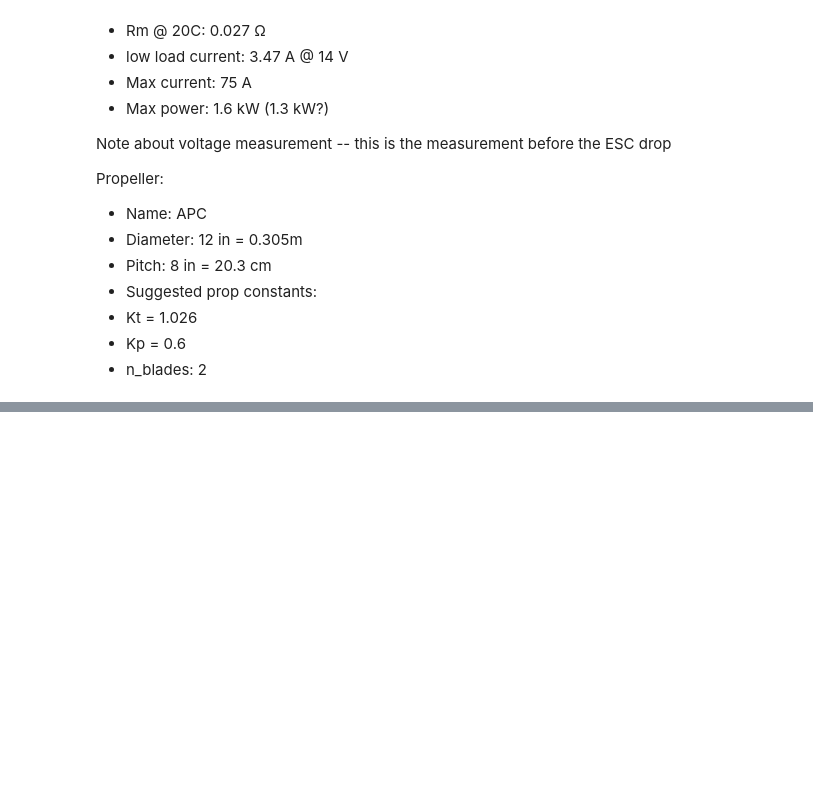
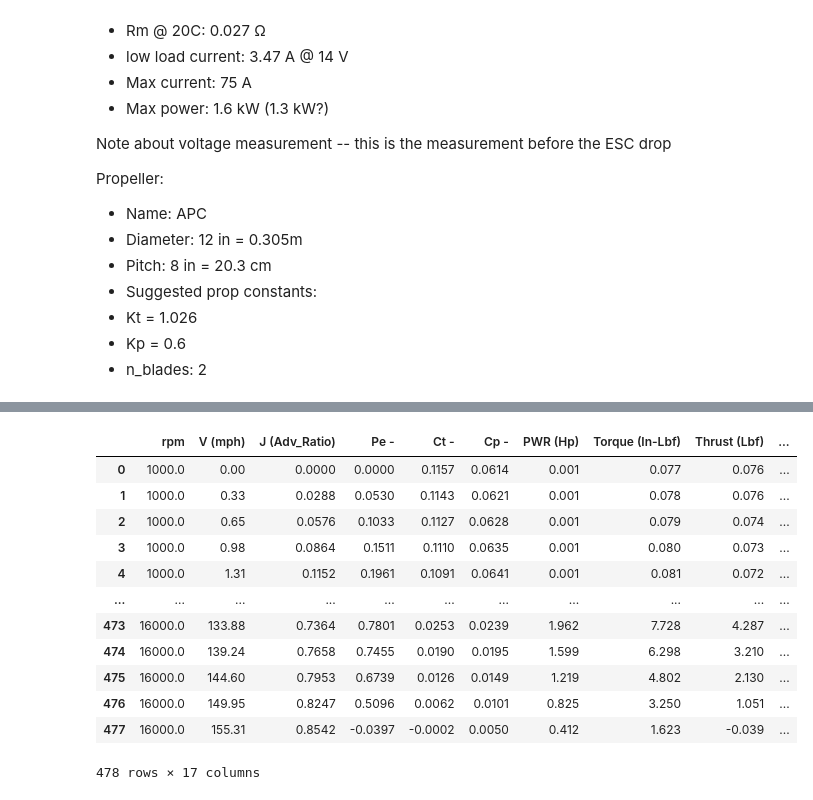
Before and after one commit to jasper-day/rankine, a Jupyter notebook: controls_notebooks/motor_calculations.ipynb, the cells around one changed output, grey strips where cells are left out. Drawn from its saved outputs; the diff is of its cells as text; code cells hidden in the pictures; blank space fills up the shorter version.

```diff
--- a/controls_notebooks/motor_calculations.ipynb
+++ b/controls_notebooks/motor_calculations.ipynb
@@ -284 +282,17 @@ Takeoff position, 1300 W:  9.802270984941487 m
 [drawing not drawn]
+# %%
+df_manufacturer
+# %% [output]
+|  | rpm | V (mph) | J (Adv_Ratio) | Pe - | Ct - | Cp - | PWR (Hp) | Torque (In-Lbf) | Thrust (Lbf) | ... |
+| 0 | 1000.0 | 0.00 | 0.0000 | 0.0000 | 0.1157 | 0.0614 | 0.001 | 0.077 | 0.076 | ... |
+| 1 | 1000.0 | 0.33 | 0.0288 | 0.0530 | 0.1143 | 0.0621 | 0.001 | 0.078 | 0.076 | ... |
+| 2 | 1000.0 | 0.65 | 0.0576 | 0.1033 | 0.1127 | 0.0628 | 0.001 | 0.079 | 0.074 | ... |
+| 3 | 1000.0 | 0.98 | 0.0864 | 0.1511 | 0.1110 | 0.0635 | 0.001 | 0.080 | 0.073 | ... |
+| 4 | 1000.0 | 1.31 | 0.1152 | 0.1961 | 0.1091 | 0.0641 | 0.001 | 0.081 | 0.072 | ... |
+| ... | ... | ... | ... | ... | ... | ... | ... | ... | ... | ... |
+| 473 | 16000.0 | 133.88 | 0.7364 | 0.7801 | 0.0253 | 0.0239 | 1.962 | 7.728 | 4.287 | ... |
+| 474 | 16000.0 | 139.24 | 0.7658 | 0.7455 | 0.0190 | 0.0195 | 1.599 | 6.298 | 3.210 | ... |
+| 475 | 16000.0 | 144.60 | 0.7953 | 0.6739 | 0.0126 | 0.0149 | 1.219 | 4.802 | 2.130 | ... |
+| 476 | 16000.0 | 149.95 | 0.8247 | 0.5096 | 0.0062 | 0.0101 | 0.825 | 3.250 | 1.051 | ... |
+| 477 | 16000.0 | 155.31 | 0.8542 | -0.0397 | -0.0002 | 0.0050 | 0.412 | 1.623 | -0.039 | ... |
+478 rows × 17 columns
```
Also changed, not shown: parts of 3 cells of this notebook, 27 other files.
